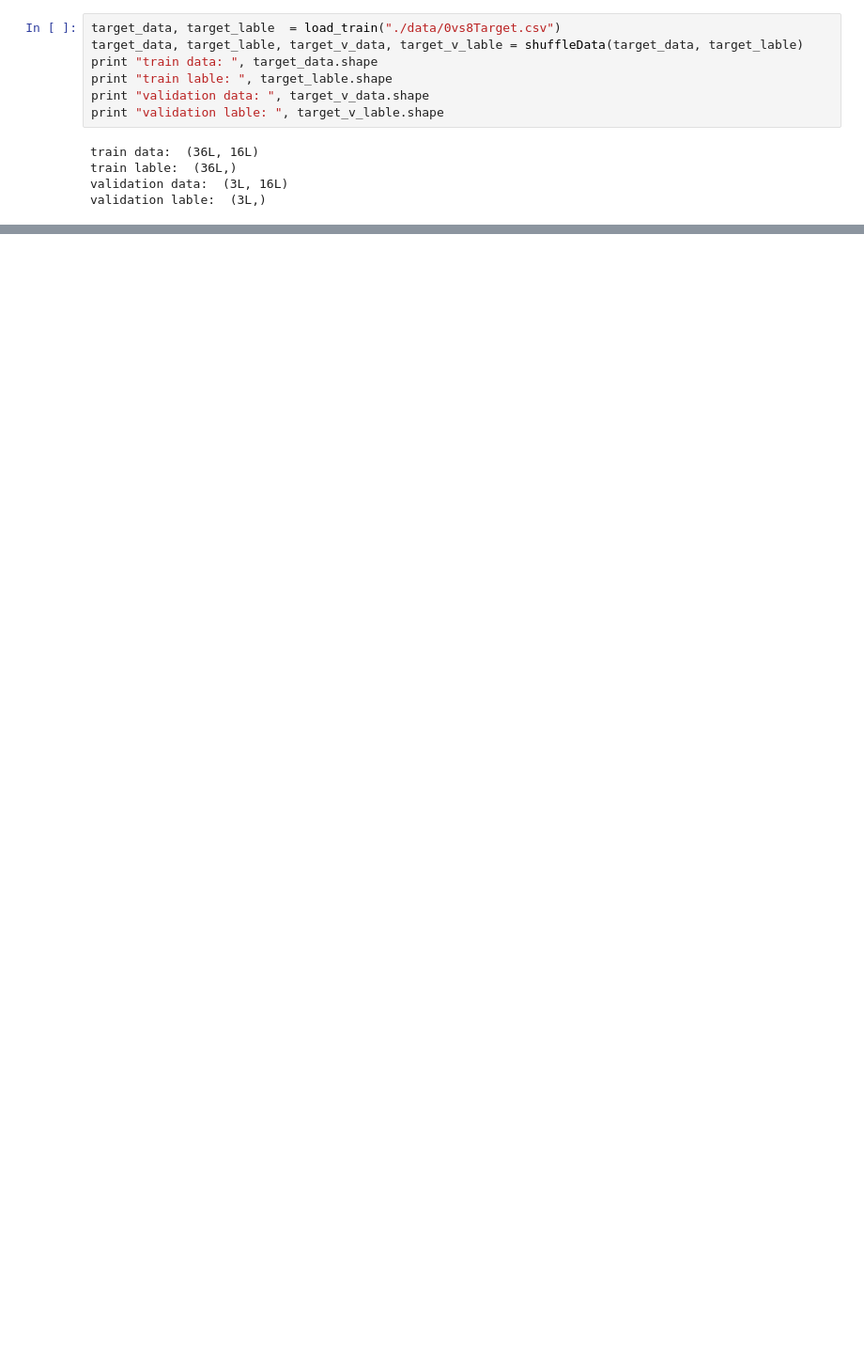
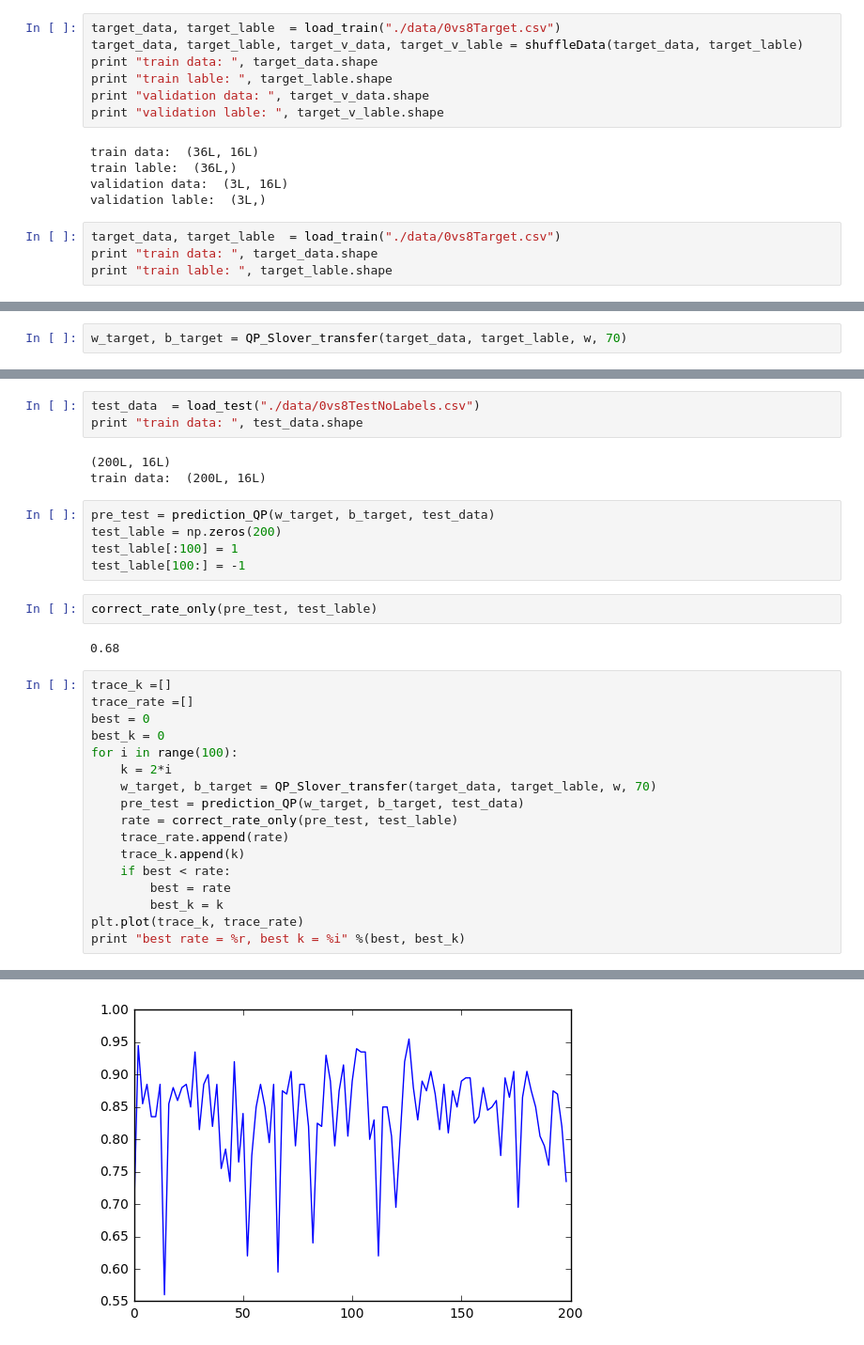
Before and after one commit to Capitalkiller/CS271_SVM, a Jupyter notebook: QP_Solver.ipynb, the cells around one changed output, grey strips where cells are left out. Shown at 94% size. Cells and saved outputs as stored; diff of their text form; blank space fills up the shorter version.

Commit message:
Finsh Transfer Learning

```diff
--- a/QP_Solver.ipynb
+++ b/QP_Solver.ipynb
@@ -33,3 +43,7 @@ train data:  (36L, 16L)
 train lable:  (36L,)
 validation data:  (3L, 16L)
 validation lable:  (3L,)
+# %%
+target_data, target_lable  = load_train("./data/0vs8Target.csv")
+print "train data: ", target_data.shape
+print "train lable: ", target_lable.shape
@@ -97,0 +77,2 @@ predict:  -1.0
+# %%
+w_target, b_target = QP_Slover_transfer(target_data, target_lable, w, 70)
@@ -97,0 +90,33 @@ predict:  -1.0
+# %%
+test_data  = load_test("./data/0vs8TestNoLabels.csv")
+print "train data: ", test_data.shape
+# %% [output]
+(200L, 16L)
+train data:  (200L, 16L)
+# %%
+pre_test = prediction_QP(w_target, b_target, test_data)
+test_lable = np.zeros(200)
+test_lable[:100] = 1
+test_lable[100:] = -1
+# %%
+correct_rate_only(pre_test, test_lable)
+# %% [output]
+0.68
+# %%
+trace_k =[]
+trace_rate =[]
+best = 0
+best_k = 0
+for i in range(100):
+    k = 2*i
+    w_target, b_target = QP_Slover_transfer(target_data, target_lable, w, 70)
+    pre_test = prediction_QP(w_target, b_target, test_data)
+    rate = correct_rate_only(pre_test, test_lable)
+    trace_rate.append(rate)
+    trace_k.append(k)
+    if best < rate:
+        best = rate
+        best_k = k
+plt.plot(trace_k, trace_rate)
+print "best rate = %r, best k = %i" %(best, best_k)
+# %% [output]
@@ -97,0 +140 @@ predict:  -1.0
+[figure, added]
```
Also changed, not shown: parts of 15 cells of this notebook, 3 other files.
